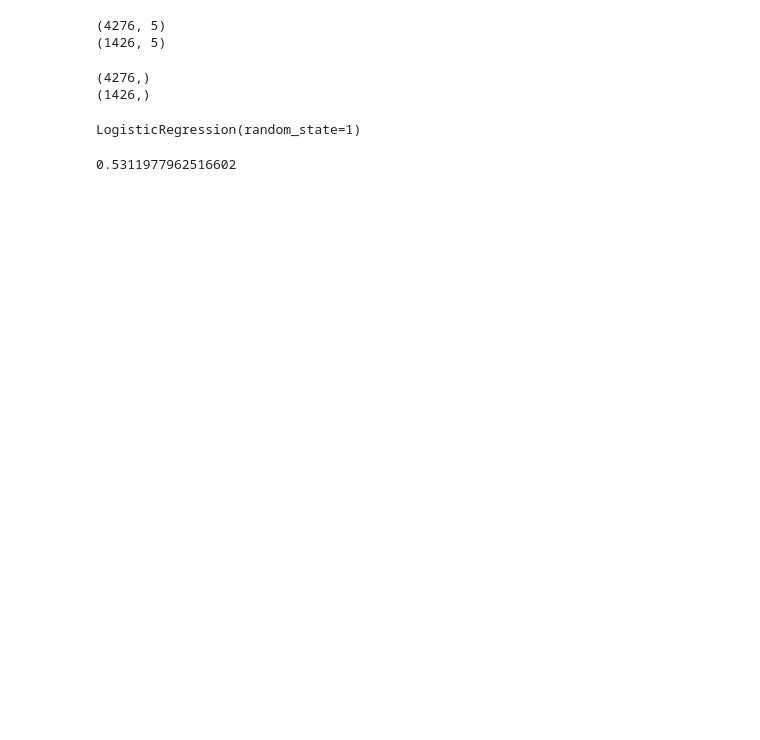
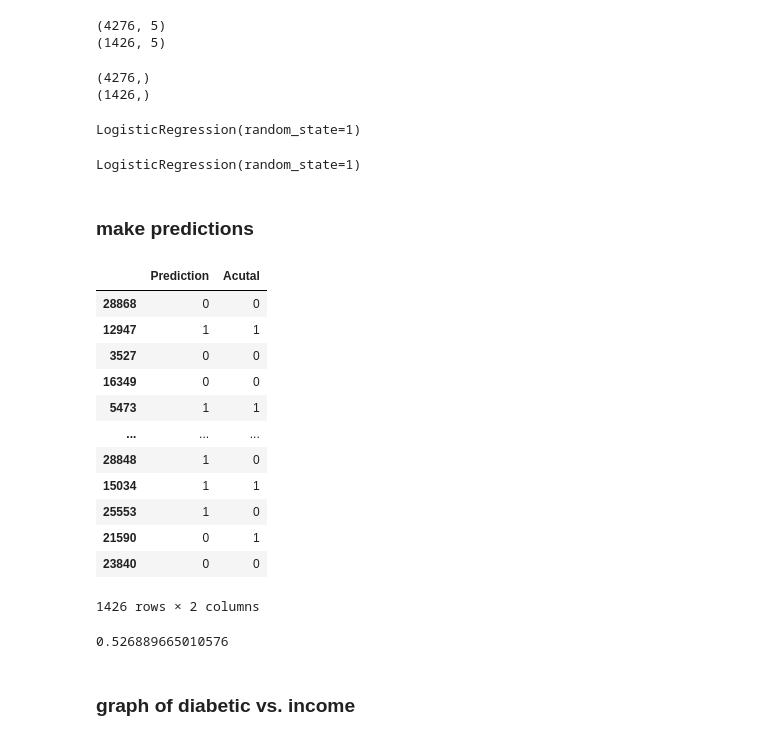
Before and after one commit to amyylin1/Drops_of_Jupyter, a Jupyter notebook: cleaned1.ipynb, the cells around one changed output. Drawn from its saved outputs; the diff is of its cells as text; code cells hidden in the pictures; blank space fills up the shorter version.

```diff
--- a/cleaned1.ipynb
+++ b/cleaned1.ipynb
@@ -250,0 +253,3 @@ X_train, X_test, y_train, y_test = train_test_split(X, y, random_state=1, strati
+# %%
+# fit/train the scaler
+X_scaler.fit(X_train)
@@ -250,0 +258,4 @@ X_train, X_test, y_train, y_test = train_test_split(X, y, random_state=1, strati
+# %%
+# scale the data
+X_train_scaled = X_scaler.transform(X_train)
+X_test_scaled = X_scaler.transform(X_test)
@@ -263,14 +294,45 @@ print(y_test.shape)
 (4276,)
 (1426,)
 # %%
-# train  the logistic regression model
+# create a logistic regression model
 model = LogisticRegression(solver='lbfgs', random_state=1)
-model.fit(X_scaled, y)
+model
+
+#model.fit(X_scaled, y)
 # %% [output]
 LogisticRegression(random_state=1)
+# %%
+# fit (train) model using the training data
+model.fit(X_train_scaled, y_train)
+# %% [output]
+LogisticRegression(random_state=1)
+# %% [markdown]
+### make predictions
+# %%
+# # predict outcomes for the test data set
+predictions = model.predict(X_test_scaled)
+pd.DataFrame( {'Prediction': predictions, 'Acutal': y_test} )
+# %% [output]
+|  | Prediction | Acutal |
+| 28868 | 0 | 0 |
+| 12947 | 1 | 1 |
+| 3527 | 0 | 0 |
+| 16349 | 0 | 0 |
+| 5473 | 1 | 1 |
+| ... | ... | ... |
+| 28848 | 1 | 0 |
+| 15034 | 1 | 1 |
+| 25553 | 1 | 0 |
+| 21590 | 0 | 1 |
+| 23840 | 0 | 0 |
+1426 rows × 2 columns
 # %%
 # cal. the balanced accuracy score
-y_pred = model.predict(X_test)
+y_pred = model.predict(X_test_scaled)
 balanced_accuracy_score(y_test, y_pred)
+
+# poor correlation between income and diabetes
 # %% [output]
-0.5311977962516602
+0.526889665010576
+# %% [markdown]
+### graph of diabetic vs. income
```
Also changed, not shown: parts of 30 cells of this notebook.
